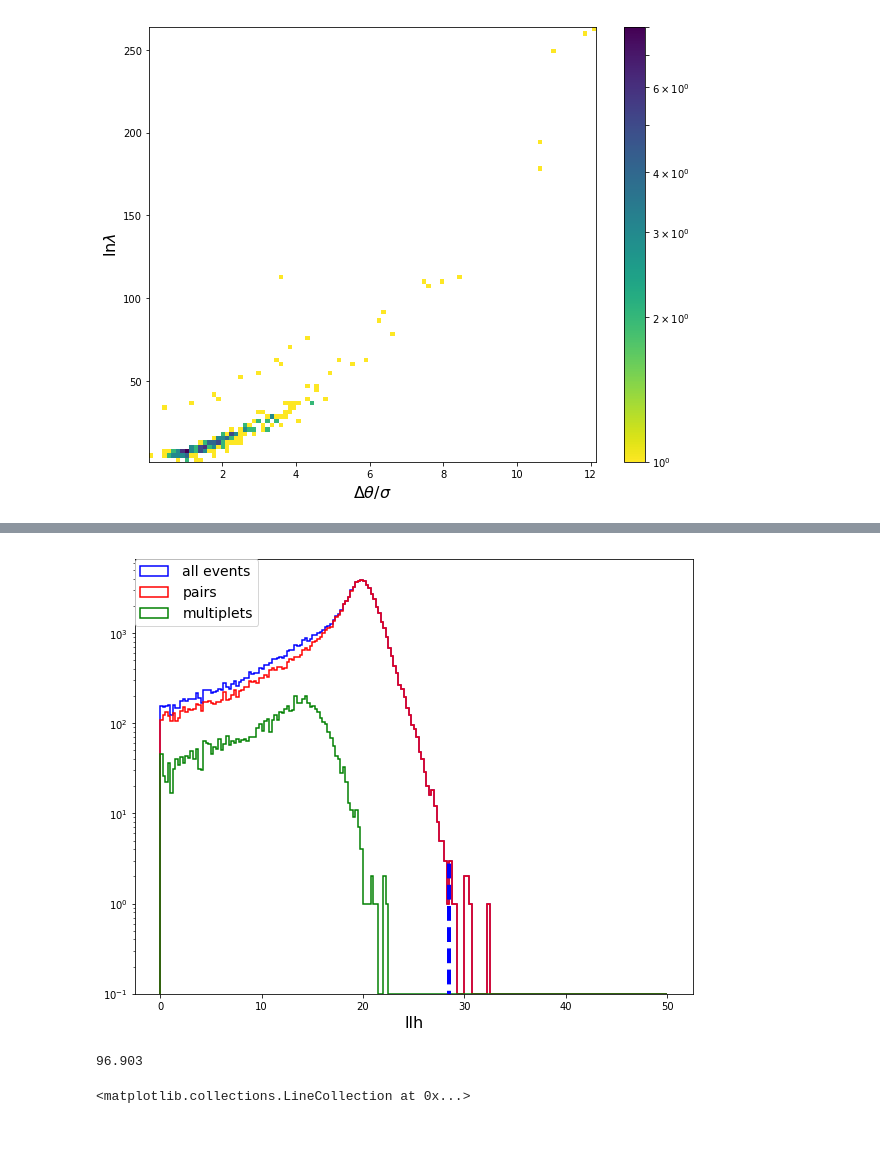
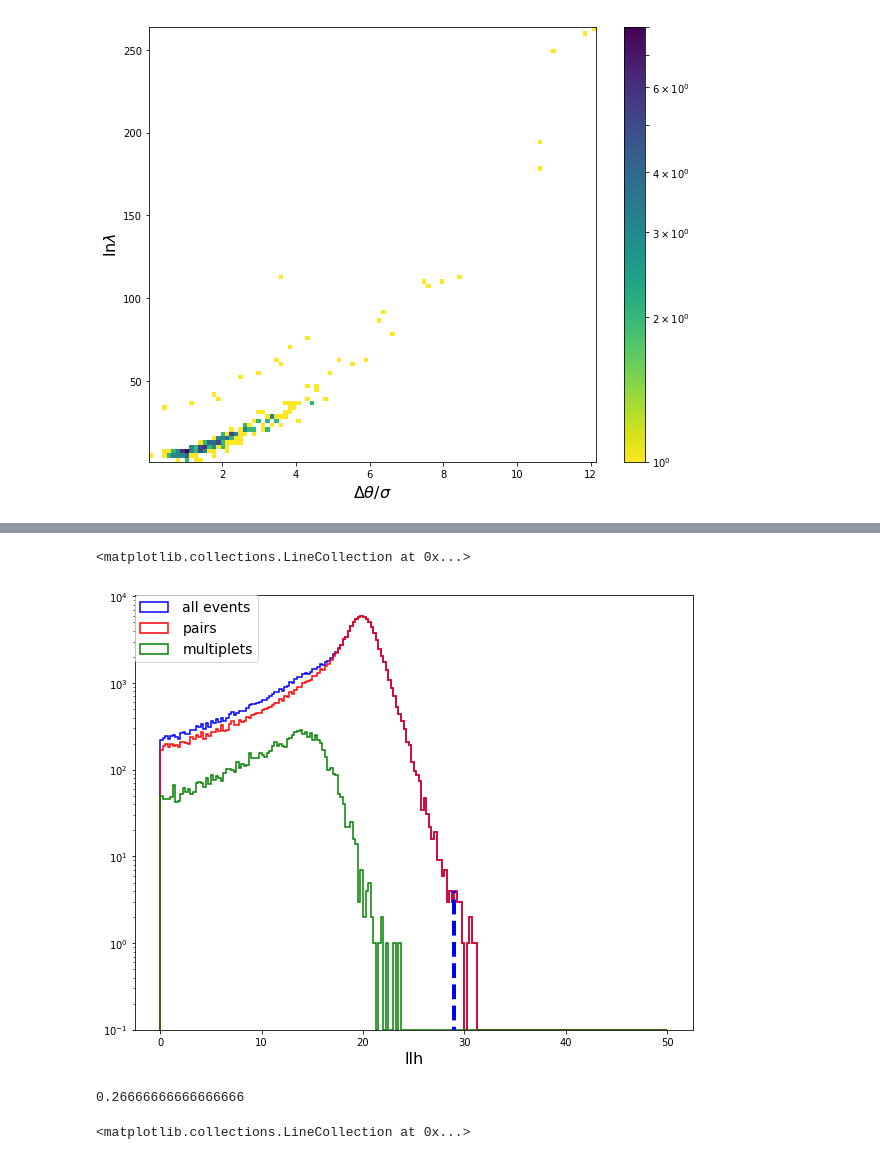
Before and after one commit to hayalaso/Analyses_AMON, a Jupyter notebook: HAWC_IC/multi_correlation_analysis.ipynb, the cells around one changed output, grey strips where cells are left out. Cells and saved outputs as stored; diff of their text form; code cells hidden in the pictures.

```diff
--- a/HAWC_IC/multi_correlation_analysis.ipynb
+++ b/HAWC_IC/multi_correlation_analysis.ipynb
@@ -577,6 +578,7 @@ hlines(0,0,3.5,linestyles='--',colors='gray')
 <matplotlib.collections.LineCollection at 0x...>
 [figure]
 # %%
+%%time
 #Using several simulations
 # Create a list of lists where each secondary list contains the photon event information and all its paired neutrinos
 # photon: [RA, Dec, SigmaR], neutrino: [RA, Dec, SigmaR, timestamp]
@@ -584,11 +586,20 @@ minspc=3.5
 #best_fit_val_time = []
 best_fit_val = []
 TempTerm=True
-for i in xrange(1000):
+
+# Read HAWC data file
+dfh = pd.read_csv("hawc_data_2.csv")
+dfh['HTime_i']=pd.to_datetime(dfh['HTime_i'])
+dfh['HTime_f']=pd.to_datetime(dfh['HTime_f'])
+sigma_hawc = stats.lognorm.rvs(0.463632912751, loc=0.0302994104141, scale=0.0741518054165, size=len(dfh), random_state=None)#abs(random.normal(0.11,0.03)) #change HAWC sigmaR to be distributed around 0.1 for now
+dfh['HsigmaR']=sigma_hawc
+
+#Combine the HAWC month of data with 1000 scrambled months of IC data. -> Simulating 1000 months of data.
+for i in xrange(60):
     #HAWC sim
-    dfh = pd.read_csv("HAWC_simulations/2016-01-01_{}-times.txt".format(i+1),delimiter=" ")
-    dfh['HTime_i']=pd.to_datetime(dfh['HTime_i'])
-    dfh['HTime_f']=pd.to_datetime(dfh['HTime_f'])
+    #dfh = pd.read_csv("HAWC_simulations/2016-01-01_{}-times.txt".format(i+1),delimiter=" ")
+    #dfh['HTime_i']=pd.to_datetime(dfh['HTime_i'])
+    #dfh['HTime_f']=pd.to_datetime(dfh['HTime_f'])
     #IC sim
     dfic = pd.read_csv("IC_scrambled/{}.csv".format(i))
     dfic['ICtime']=pd.to_datetime(dfic['ICtime'])
@@ -679,41 +693,42 @@ llh=plt.hist(likelihood,
          bins=200,
          range=[0,50],
          histtype='step',
          label=r'all events')
 _=plt.hist(likelihood_pair,
          #cumulative=True,normed=1,histtype='step',
          log=True,
          color='r',
          lw=1.5,
          bins=200,
          range=[0,50],
          #alpha=0.5,
          histtype='step',
          label=r'pairs')
 _=plt.hist(likelihood_mult,
          #cumulative=True,normed=1,histtype='step',
          log=True,
          color='g',
          lw=1.5,
          bins=200,
          range=[0,50],
          #alpha=0.5,
          histtype='step',
          label=r'multiplets')
 l=legend(loc=2,borderaxespad=0,numpoints=1,fancybox=True,
          handletextpad=1,handlelength=2,prop={'size':14})
 xlabel(r'llh',fontsize=16)
 h=np.searchsorted(llh[1],perc1)-1
 plt.vlines(perc1,0,llh[0][h],color='b',linestyles='--',lw=4)
-
-savefig('llh_multiplets_positive.png')
+#ylim(1e-1,1e4)
+#savefig('llh_multiplets_positive.png')
 # %% [output]
+<matplotlib.collections.LineCollection at 0x...>
-[figure, old version]
+[figure, new version]
 # %%
 np.searchsorted(llh[1],perc1)
-len(likelihood)/1000.
+len(likelihood[likelihood>perc1])/60.
 # %% [output]
-96.903
+0.26666666666666666
 # %%
 _=plt.hist(likelihood,
          cumulative=True,normed=1,
```
Also changed, not shown: parts of 11 cells of this notebook.
